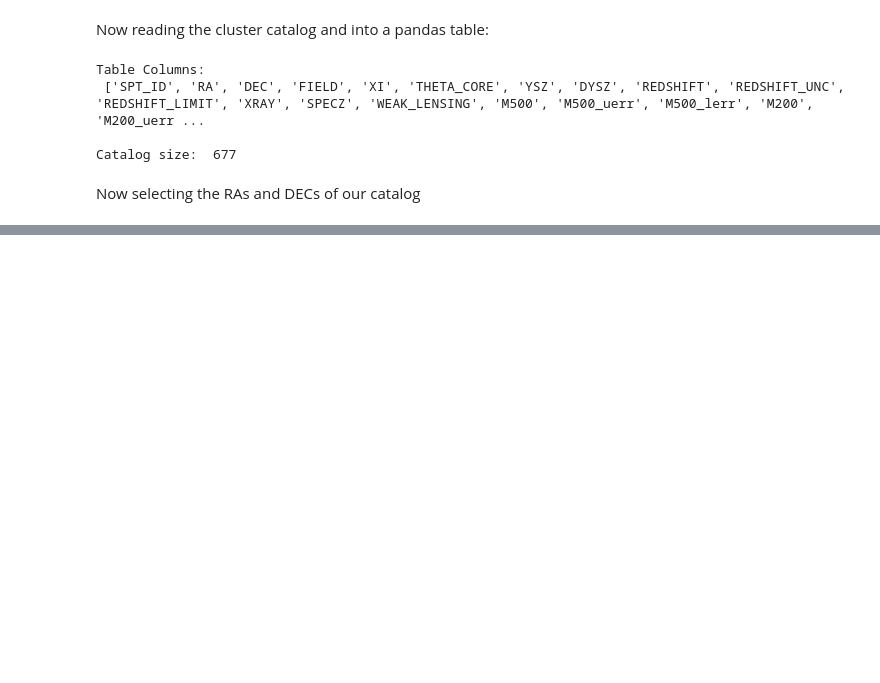
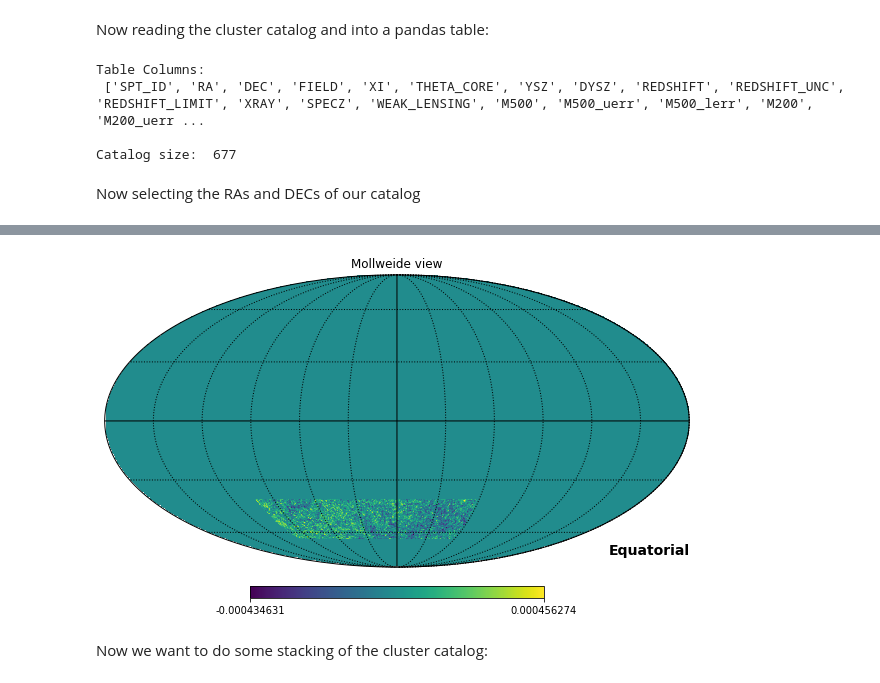
Before and after one commit to JeremyMeinke/mm_astronomy_stacking, a Jupyter notebook: stacking_example.ipynb, the cells around one changed output, grey strips where cells are left out. Drawn from its saved outputs; the diff is of its cells as text; code cells hidden in the pictures; blank space fills up the shorter version.

```diff
--- a/stacking_example.ipynb
+++ b/stacking_example.ipynb
@@ -54 +60,9 @@ catalog_dec = catalog["DEC"]
 ***
+# %%
+spt_map = stacking.map_data_healpix_fits("./data/combined_map_95GHz_nside8192_ptsrcmasked_50mJy.fits", unreadable_header = True)
+
+hp.mollview(spt_map, coord = "C")    ###Coord = "C" just tells it the map is celestial/equatorial (puts label on plot)
+hp.graticule()
+plt.show()
+# %% [output]
+[figure, added]
@@ -54,0 +78,2 @@ catalog_dec = catalog["DEC"]
+# %% [markdown]
+Now we want to do some stacking of the cluster catalog:
```
Also changed, not shown: parts of 6 cells of this notebook, 4 other files.
